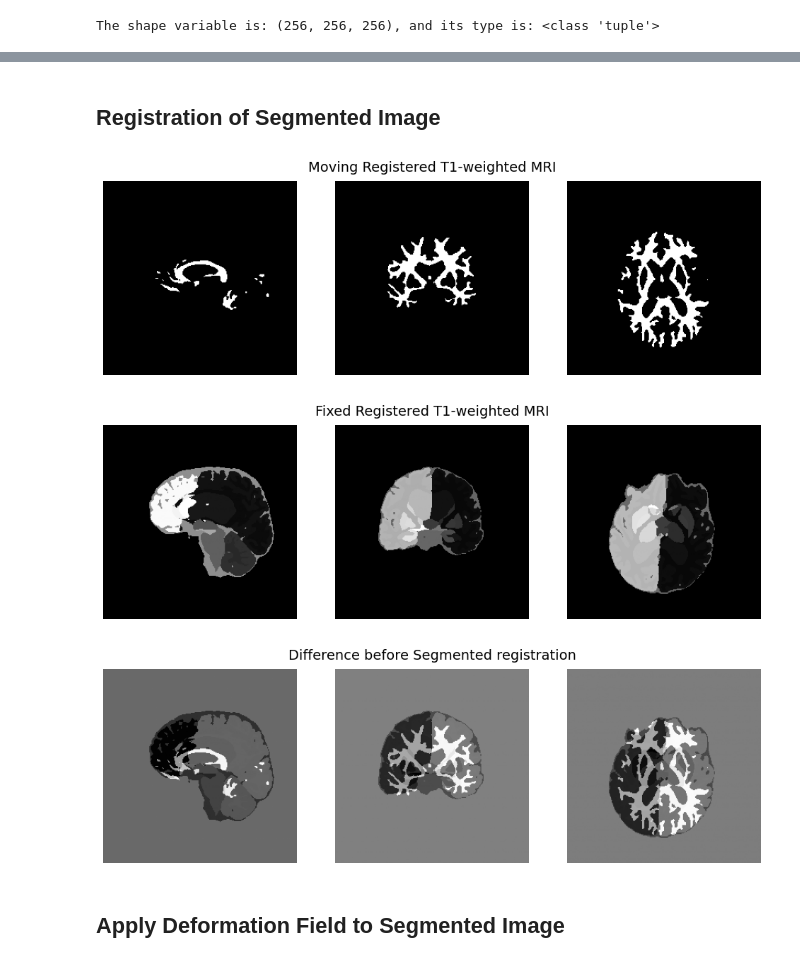
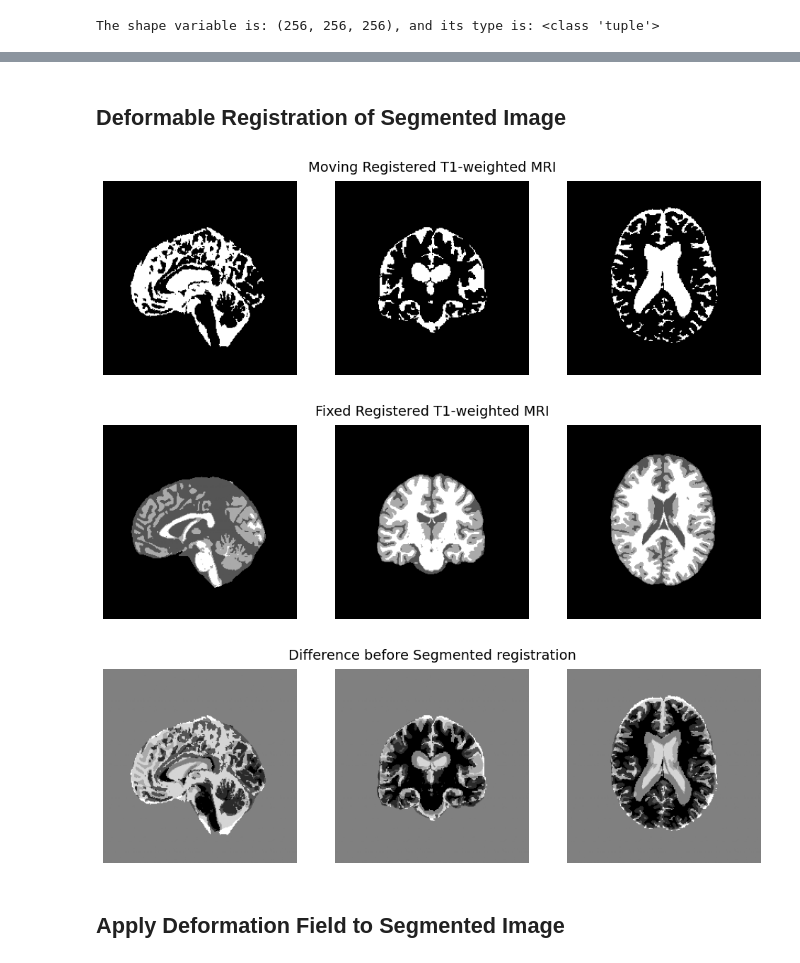
Before and after one commit to akisg/DL_RAVENS, a Jupyter notebook: RAVENS_MRI_Pipeline.ipynb, the cells around one changed output, grey strips where cells are left out. Saved outputs shown, nothing was run; the diff lists cells and outputs as text; code cells hidden in the pictures.

```diff
--- a/RAVENS_MRI_Pipeline.ipynb
+++ b/RAVENS_MRI_Pipeline.ipynb
@@ -293,6 +281,6 @@ Binary mask saved to: output/csf_binary_mask.nii.gz
 # %% [markdown]
 # Affine Registration
 # %%
-affine_moved = "output/affine_moved.nii.gz"
-affine_moving = img2_path
-affine_fixed = img1_path
+affine_moved = "out_synth/subj1/lin_reg/subj1_t1_reg.nii.gz"
+affine_moving = subj1_path
+affine_fixed = template_path
@@ -344,14 +331,17 @@ Website: https://synthmorph.io
 # Load both volumes
 t1_fixed = sf.load_volume(affine_fixed).reshape(shape).reorient('ILP')
 
-t1_moving = sf.load_volume(affine_moving).resample_like(t1_fixed)
+# t1_moving2 = sf.load_volume("output/stripped.nii.gz")
+
+
+# t1_moving = sf.load_volume(affine_moving).resample_like(t1_fixed)
+t1_moving = sf.load_volume(affine_moving).reorient('ILP')
 
 t1_moved = sf.load_volume(affine_moved).resample_like(t1_fixed)
 
 show(t1_fixed, title='Fixed T1-weighted MRI')
+# show(t1_moving2, title='Stripped')
+
 show(t1_moving, title='Moving T1-weighted MRI')
 show(t1_moved, title='Moved T1-weighted MRI')
-
-# show(t1_fixed, title='Fixed T1-weighted MRI')
-# show(before, title='Difference before registration')
 # %% [output]
@@ -363,19 +353,29 @@ show(t1_moved, title='Moved T1-weighted MRI')
 # %%
 # Apply the affine step to the segmentation
 
-seg_affine_moved = "output/segmented_affine_moved.nii.gz"
+seg_affine_moved = "out_synth/subj1/lin_reg/subj1_t1_seg_reg.nii.gz"
 # seg_affine_moving = "output/segmented/Img2/Img2_Seg.nii.gz"
-seg_affine_moving = "output/csf_binary_mask.nii.gz"
+seg_affine_moving = "out_synth/subj1/init/subj1_t1_mask.nii.gz"
 
 
 if affine == 'synthmorph':
 
     # Apply an existing transform to an image
-    cmd = f'mri_synthmorph apply -m nearest trans.lta {seg_affine_moving} {seg_affine_moved}'
+    cmd = f'mri_synthmorph apply -m nearest {matrix_filepath} {seg_affine_moving} {seg_affine_moved}'
 
     if not os.path.exists(seg_affine_moved):
         print(f'About to run: {cmd}')
         os.system(cmd)
     else:
         print(f'Out file exists, skip: {seg_affine_moved}')
+
+elif affine == 'flirt':
+
+    cmd = f'flirt -in {seg_affine_moving} -ref {affine_fixed} -out {seg_affine_moved} -init {matrix_filepath} -applyxfm'
+
+    if not os.path.exists(seg_affine_moved):
+        print(f'About to run: {cmd}')
+        os.system(cmd)
+    else:
+        print(f'Out file exists, skip: {seg_affine_moved}')
 # %% [output]
@@ -681,31 +714,36 @@ show(moved - fixed, title='Difference after registration 1')
 # show(fixed, title='Fixed T1-weighted MRI')
 # show(moved - fixed, title='Difference after registration 2')
 # %% [markdown]
-## Registration of Segmented Image
+## Deformable Registration of Segmented Image
 # %%
 # Difference of Segmented images before registration.
 # t1_fixed_seg = sf.load_volume('output/segmented/Img1/Img1_Seg.nii.gz').resize(voxsize=2).reshape(shape).reorient('ILP')
 #######t1_fixed_seg = sf.load_volume('output/segmented/Img1/Img1_Seg.nii.gz').resize(voxsize=2).reshape(shape).reorient('ILP')
-t1_fixed_seg = sf.load_volume('output/segmented/Img1/Img1_Seg.nii.gz').reshape(shape).reorient('ILP')
+t1_fixed_seg = sf.load_volume('out_synth/template/colin27_t1_tal_lin_T1_LPS_dlicv_seg.nii.gz').reshape(shape).reorient('ILP')
 
 
 # t1_moving_seg = sf.load_volume('segmented/Img2/Img2_Seg.nii.gz').resample_like(moving)
 # t1_moving_seg = sf.load_volume('output/segmented/Img2/Img2_Seg.nii.gz').resample_like(t1_fixed)
 
-# t1_moving_seg = sf.load_volume('output/csf_binary_mask.nii.gz').resample_like(t1_fixed)
-t1_moving_seg = sf.load_volume('output/csf_binary_mask.nii.gz')
+# t1_moving_seg = sf.load_volume('out_synth/subj1/init/subj1_t1_mask.nii.gz').resample_like(t1_fixed)
 
+
+## Working
+# t1_moving_seg = sf.load_volume('out_synth/subj1/init/subj1_t1_mask.nii.gz')
+
+t1_moving_seg = sf.load_volume('out_synth/subj1/lin_reg/subj1_t1_seg_reg.nii.gz').resample_like(t1_fixed_seg)
+# t1_moving_seg = sf.load_volume('out_synth/subj1/lin_reg/subj1_t1_seg_reg.nii.gz').reshape(shape).reorient('ILP')
 
 
 before = normalize(t1_moving_seg) - normalize(t1_fixed_seg)
 
 show(t1_moving_seg, title='Moving Registered T1-weighted MRI')
 show(t1_fixed_seg, title='Fixed Registered T1-weighted MRI')
 show(before, title='Difference before Segmented registration')
 # %% [output]
-[figure, old version]
+[figure, new version]
-[figure, old version]
+[figure, new version]
-[figure, old version]
+[figure, new version]
 # %% [markdown]
 ## Apply Deformation Field to Segmented Image
 # %%
```
Also changed, not shown: parts of 42 cells of this notebook.
